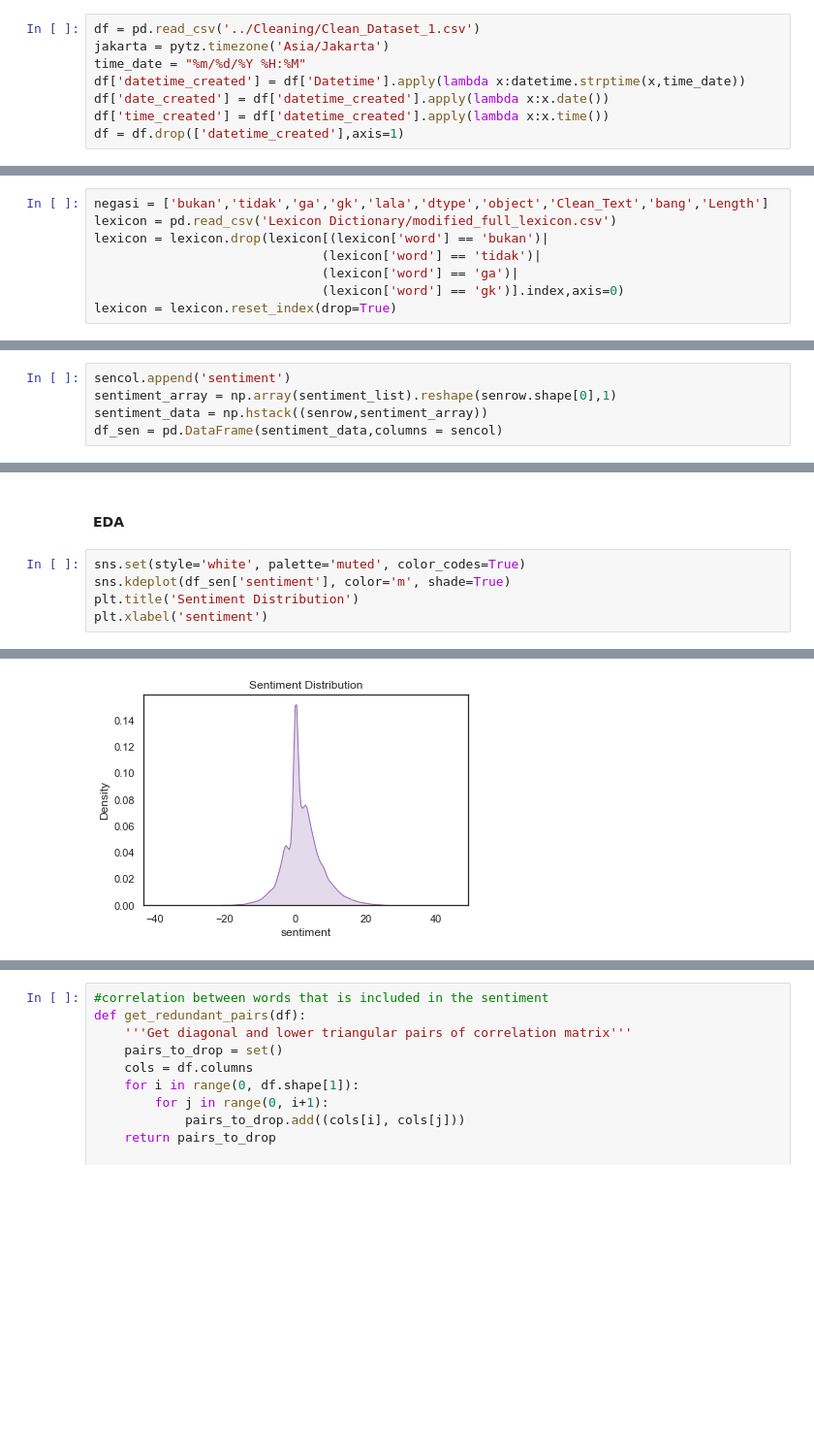
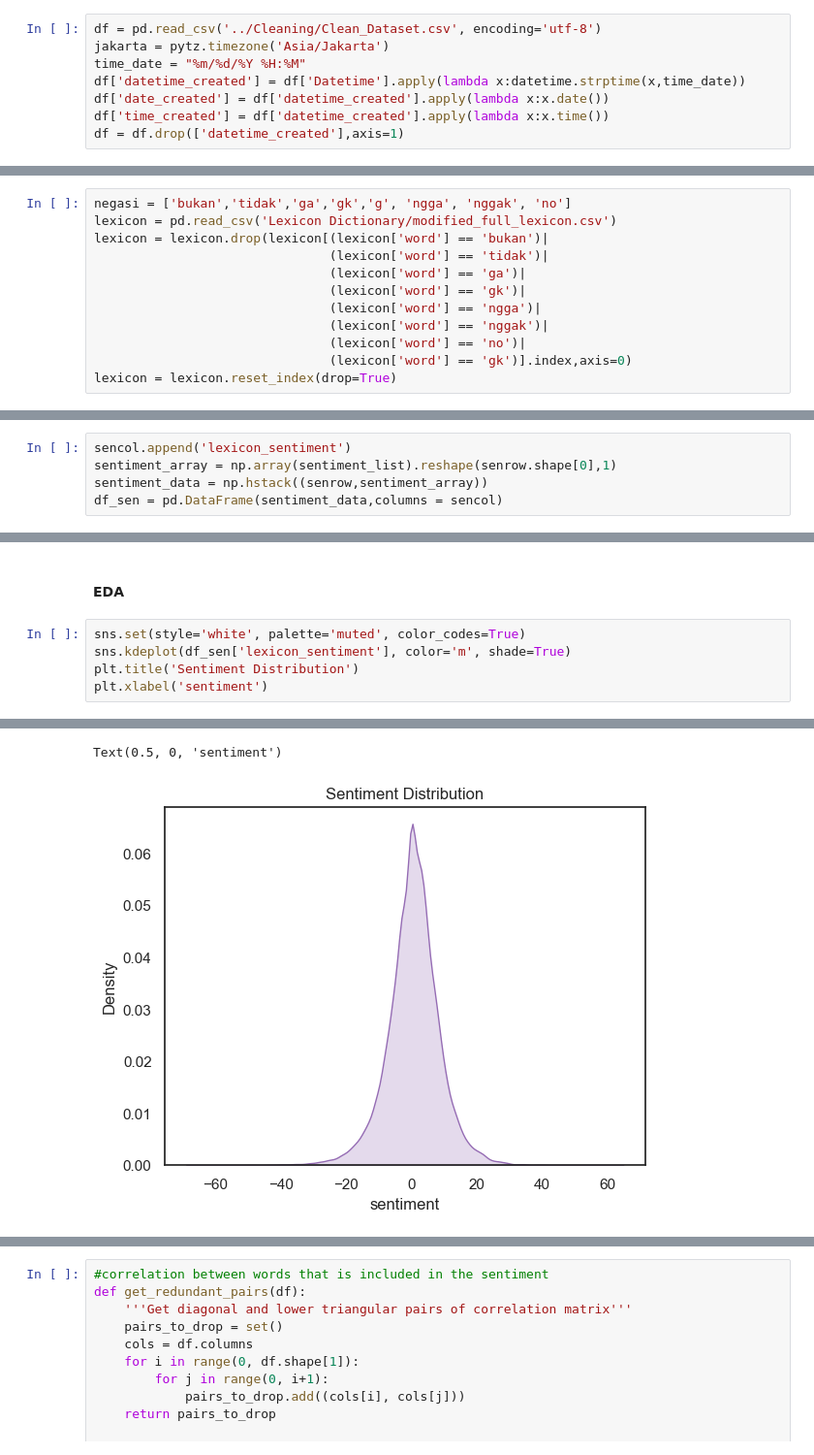
Before and after one commit to juniarta-rendy/Metaverse-Twitter-Sentiment-Analysis, a Jupyter notebook: Lexicon/Lexicon-Analysis_test.ipynb, the cells around one changed output, grey strips where cells are left out. Shown at 97% size. Drawn from its saved outputs; the diff is of its cells as text; blank space fills up the shorter version.

Commit message:
add Lexicon and Deep Learning

```diff
--- a/Lexicon/Lexicon-Analysis_test.ipynb
+++ b/Lexicon/Lexicon-Analysis_test.ipynb
@@ -18,5 +21,5 @@ from googletrans import Translator
 # %%
-df = pd.read_csv('../Cleaning/Clean_Dataset_1.csv')
+df = pd.read_csv('../Cleaning/Clean_Dataset.csv', encoding='utf-8')
 jakarta = pytz.timezone('Asia/Jakarta')
 time_date = "%m/%d/%Y %H:%M"
 df['datetime_created'] = df['Datetime'].apply(lambda x:datetime.strptime(x,time_date))
@@ -233,8 +238,12 @@ https://github.com/agusmakmun/SentiStrengthID/blob/master/id_dict/sentimentword.
 # %%
-negasi = ['bukan','tidak','ga','gk','lala','dtype','object','Clean_Text','bang','Length']
+negasi = ['bukan','tidak','ga','gk','g', 'ngga', 'nggak', 'no']
 lexicon = pd.read_csv('Lexicon Dictionary/modified_full_lexicon.csv')
 lexicon = lexicon.drop(lexicon[(lexicon['word'] == 'bukan')|
-                              (lexicon['word'] == 'tidak')|
-                              (lexicon['word'] == 'ga')|
-                              (lexicon['word'] == 'gk')].index,axis=0)
+                               (lexicon['word'] == 'tidak')|
+                               (lexicon['word'] == 'ga')|
+                               (lexicon['word'] == 'gk')|
+                               (lexicon['word'] == 'ngga')|
+                               (lexicon['word'] == 'nggak')|
+                               (lexicon['word'] == 'no')|
+                               (lexicon['word'] == 'gk')].index,axis=0)
 lexicon = lexicon.reset_index(drop=True)
@@ -419,5 +444,5 @@ print(senrow.shape[0])
 # %%
-sencol.append('sentiment')
+sencol.append('lexicon_sentiment')
 sentiment_array = np.array(sentiment_list).reshape(senrow.shape[0],1)
 sentiment_data = np.hstack((senrow,sentiment_array))
 df_sen = pd.DataFrame(sentiment_data,columns = sencol)
@@ -458,7 +609,7 @@ cek_df.head(10)
 #### EDA
 # %%
 sns.set(style='white', palette='muted', color_codes=True)
-sns.kdeplot(df_sen['sentiment'], color='m', shade=True)
+sns.kdeplot(df_sen['lexicon_sentiment'], color='m', shade=True)
 plt.title('Sentiment Distribution')
 plt.xlabel('sentiment')
 # %% [output]
@@ -466,3 +620,4 @@ Text(0.5, 0, 'sentiment')
+Text(0.5, 0, 'sentiment')
-[figure, old version]
+[figure, new version]
 # %%
 sns.set(style='whitegrid')
```
Also changed, not shown: parts of 62 cells of this notebook, 56 other files.
